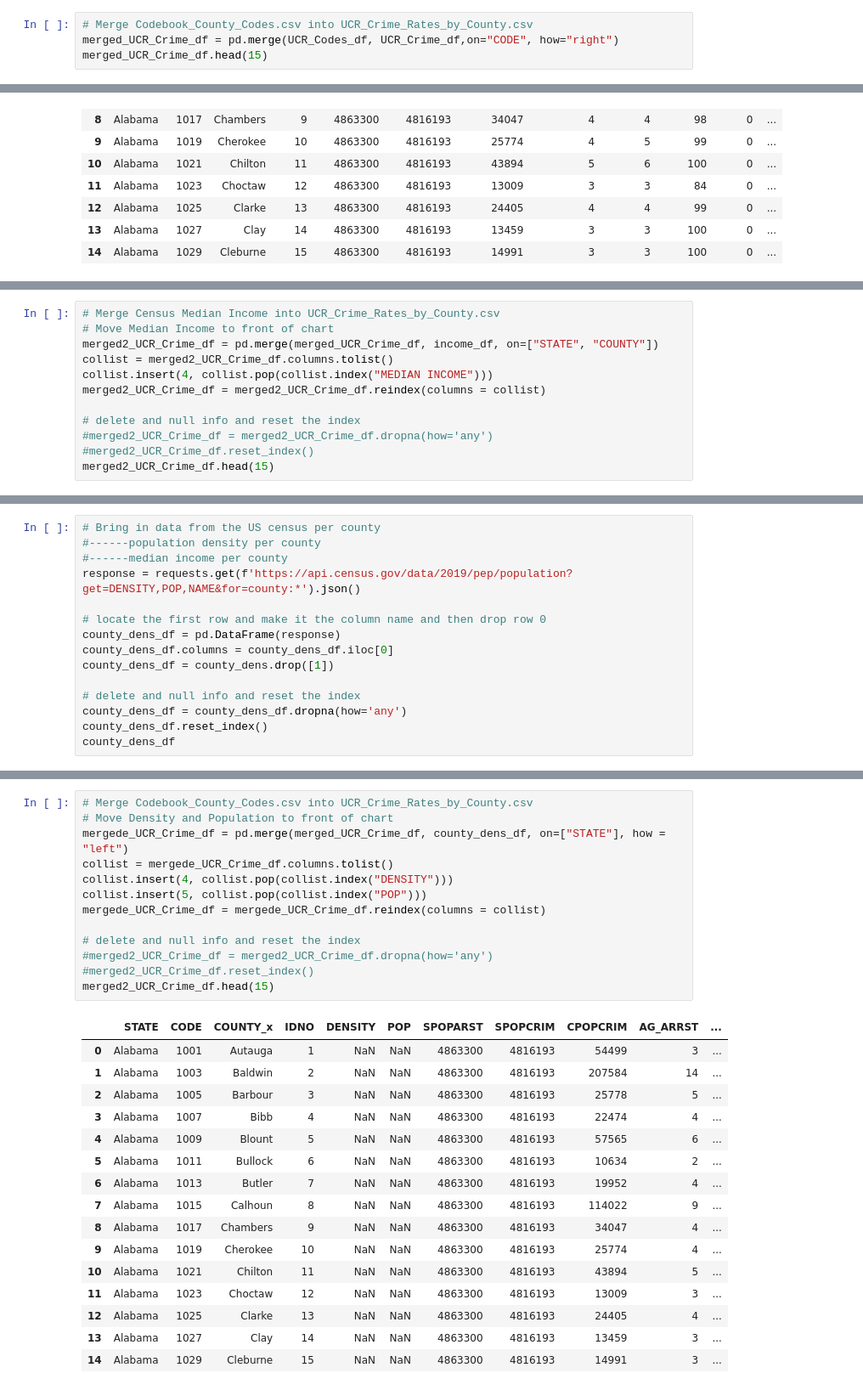
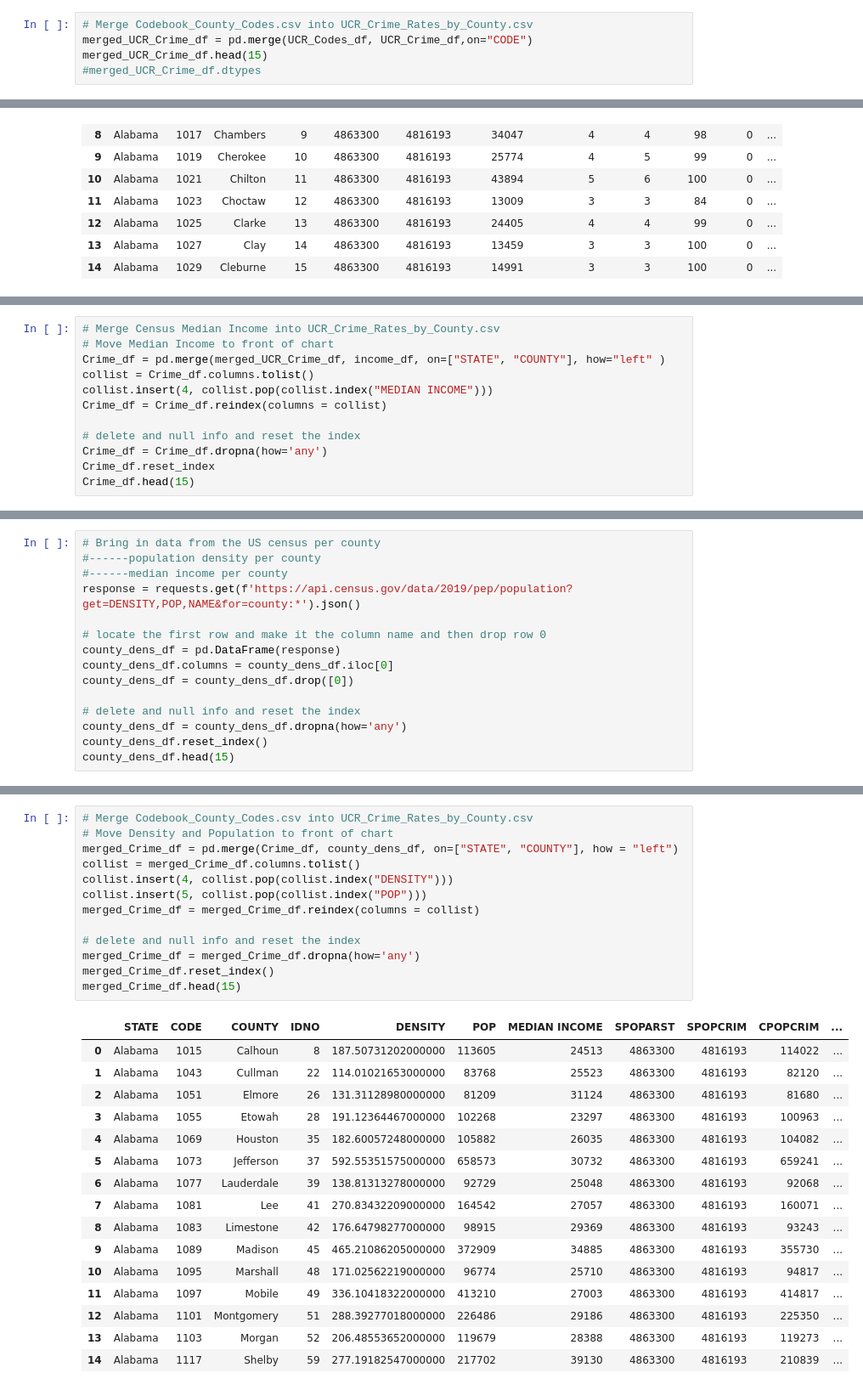
Before and after one commit to melindaeudy/Project_1, a Jupyter notebook: Project_1.ipynb, the cells around one changed output, grey strips where cells are left out. Shown at 85% size. Drawn from its saved outputs; the diff is of its cells as text.

```diff
--- a/Project_1.ipynb
+++ b/Project_1.ipynb
@@ -104,7 +122,8 @@ UCR_Codes_df.head()
 # %%
 # Merge Codebook_County_Codes.csv into UCR_Crime_Rates_by_County.csv
-merged_UCR_Crime_df = pd.merge(UCR_Codes_df, UCR_Crime_df,on="CODE", how="right")
+merged_UCR_Crime_df = pd.merge(UCR_Codes_df, UCR_Crime_df,on="CODE")
 merged_UCR_Crime_df.head(15)
+#merged_UCR_Crime_df.dtypes
 # %% [output]
 |  | STATE | CODE | COUNTY | IDNO | SPOPARST | SPOPCRIM | CPOPCRIM | AG_ARRST | AG_OFF | COVIND | SVIOL | ... |
 | 0 | Alabama | 1001 | Autauga | 1 | 4863300 | 4816193 | 54499 | 3 | 3 | 100 | 0 | ... |
@@ -199,14 +209,14 @@ income_df.head(15)
 # %%
 # Merge Census Median Income into UCR_Crime_Rates_by_County.csv
 # Move Median Income to front of chart
-merged2_UCR_Crime_df = pd.merge(merged_UCR_Crime_df, income_df, on=["STATE", "COUNTY"])
-collist = merged2_UCR_Crime_df.columns.tolist()
+Crime_df = pd.merge(merged_UCR_Crime_df, income_df, on=["STATE", "COUNTY"], how="left" )
+collist = Crime_df.columns.tolist()
 collist.insert(4, collist.pop(collist.index("MEDIAN INCOME")))
-merged2_UCR_Crime_df = merged2_UCR_Crime_df.reindex(columns = collist)
+Crime_df = Crime_df.reindex(columns = collist)
 
 # delete and null info and reset the index
-#merged2_UCR_Crime_df = merged2_UCR_Crime_df.dropna(how='any')
-#merged2_UCR_Crime_df.reset_index()
-merged2_UCR_Crime_df.head(15)
+Crime_df = Crime_df.dropna(how='any')
+Crime_df.reset_index
+Crime_df.head(15)
 # %% [output]
 |  | STATE | CODE | COUNTY | IDNO | MEDIAN INCOME | SPOPARST | SPOPCRIM | CPOPCRIM | AG_ARRST | AG_OFF | ... |
@@ -220,10 +245,10 @@ response = requests.get(f'https://api.census.gov/data/2019/pep/population?get=DE
 # locate the first row and make it the column name and then drop row 0
 county_dens_df = pd.DataFrame(response)
 county_dens_df.columns = county_dens_df.iloc[0]
-county_dens_df = county_dens.drop([1])
+county_dens_df = county_dens_df.drop([0])
 
 # delete and null info and reset the index
 county_dens_df = county_dens_df.dropna(how='any')
 county_dens_df.reset_index()
-county_dens_df
+county_dens_df.head(15)
 # %% [output]
@@ -261,31 +289,31 @@ county_dens_df.head()
 # %%
 # Merge Codebook_County_Codes.csv into UCR_Crime_Rates_by_County.csv
 # Move Density and Population to front of chart
-mergede_UCR_Crime_df = pd.merge(merged_UCR_Crime_df, county_dens_df, on=["STATE"], how = "left")
-collist = mergede_UCR_Crime_df.columns.tolist()
+merged_Crime_df = pd.merge(Crime_df, county_dens_df, on=["STATE", "COUNTY"], how = "left")
+collist = merged_Crime_df.columns.tolist()
 collist.insert(4, collist.pop(collist.index("DENSITY")))
 collist.insert(5, collist.pop(collist.index("POP")))
-mergede_UCR_Crime_df = mergede_UCR_Crime_df.reindex(columns = collist)
+merged_Crime_df = merged_Crime_df.reindex(columns = collist)
 
 # delete and null info and reset the index
-#merged2_UCR_Crime_df = merged2_UCR_Crime_df.dropna(how='any')
-#merged2_UCR_Crime_df.reset_index()
-merged2_UCR_Crime_df.head(15)
+merged_Crime_df = merged_Crime_df.dropna(how='any')
+merged_Crime_df.reset_index()
+merged_Crime_df.head(15)
 # %% [output]
-|  | STATE | CODE | COUNTY_x | IDNO | DENSITY | POP | SPOPARST | SPOPCRIM | CPOPCRIM | AG_ARRST | ... |
-| 0 | Alabama | 1001 | Autauga | 1 | NaN | NaN | 4863300 | 4816193 | 54499 | 3 | ... |
-| 1 | Alabama | 1003 | Baldwin | 2 | NaN | NaN | 4863300 | 4816193 | 207584 | 14 | ... |
-| 2 | Alabama | 1005 | Barbour | 3 | NaN | NaN | 4863300 | 4816193 | 25778 | 5 | ... |
-| 3 | Alabama | 1007 | Bibb | 4 | NaN | NaN | 4863300 | 4816193 | 22474 | 4 | ... |
-| 4 | Alabama | 1009 | Blount | 5 | NaN | NaN | 4863300 | 4816193 | 57565 | 6 | ... |
-| 5 | Alabama | 1011 | Bullock | 6 | NaN | NaN | 4863300 | 4816193 | 10634 | 2 | ... |
-| 6 | Alabama | 1013 | Butler | 7 | NaN | NaN | 4863300 | 4816193 | 19952 | 4 | ... |
-| 7 | Alabama | 1015 | Calhoun | 8 | NaN | NaN | 4863300 | 4816193 | 114022 | 9 | ... |
-| 8 | Alabama | 1017 | Chambers | 9 | NaN | NaN | 4863300 | 4816193 | 34047 | 4 | ... |
-| 9 | Alabama | 1019 | Cherokee | 10 | NaN | NaN | 4863300 | 4816193 | 25774 | 4 | ... |
-| 10 | Alabama | 1021 | Chilton | 11 | NaN | NaN | 4863300 | 4816193 | 43894 | 5 | ... |
-| 11 | Alabama | 1023 | Choctaw | 12 | NaN | NaN | 4863300 | 4816193 | 13009 | 3 | ... |
-| 12 | Alabama | 1025 | Clarke | 13 | NaN | NaN | 4863300 | 4816193 | 24405 | 4 | ... |
-| 13 | Alabama | 1027 | Clay | 14 | NaN | NaN | 4863300 | 4816193 | 13459 | 3 | ... |
-| 14 | Alabama | 1029 | Cleburne | 15 | NaN | NaN | 4863300 | 4816193 | 14991 | 3 | ... |
+|  | STATE | CODE | COUNTY | IDNO | DENSITY | POP | MEDIAN INCOME | SPOPARST | SPOPCRIM | CPOPCRIM | ... |
+| 0 | Alabama | 1015 | Calhoun | 8 | 187.50731202000000 | 113605 | 24513 | 4863300 | 4816193 | 114022 | ... |
+| 1 | Alabama | 1043 | Cullman | 22 | 114.01021653000000 | 83768 | 25523 | 4863300 | 4816193 | 82120 | ... |
+| 2 | Alabama | 1051 | Elmore | 26 | 131.31128980000000 | 81209 | 31124 | 4863300 | 4816193 | 81680 | ... |
+| 3 | Alabama | 1055 | Etowah | 28 | 191.12364467000000 | 102268 | 23297 | 4863300 | 4816193 | 100963 | ... |
+| 4 | Alabama | 1069 | Houston | 35 | 182.60057248000000 | 105882 | 26035 | 4863300 | 4816193 | 104082 | ... |
+| 5 | Alabama | 1073 | Jefferson | 37 | 592.55351575000000 | 658573 | 30732 | 4863300 | 4816193 | 659241 | ... |
+| 6 | Alabama | 1077 | Lauderdale | 39 | 138.81313278000000 | 92729 | 25048 | 4863300 | 4816193 | 92068 | ... |
+| 7 | Alabama | 1081 | Lee | 41 | 270.83432209000000 | 164542 | 27057 | 4863300 | 4816193 | 160071 | ... |
+| 8 | Alabama | 1083 | Limestone | 42 | 176.64798277000000 | 98915 | 29369 | 4863300 | 4816193 | 93243 | ... |
+| 9 | Alabama | 1089 | Madison | 45 | 465.21086205000000 | 372909 | 34885 | 4863300 | 4816193 | 355730 | ... |
+| 10 | Alabama | 1095 | Marshall | 48 | 171.02562219000000 | 96774 | 25710 | 4863300 | 4816193 | 94817 | ... |
+| 11 | Alabama | 1097 | Mobile | 49 | 336.10418322000000 | 413210 | 27003 | 4863300 | 4816193 | 414817 | ... |
+| 12 | Alabama | 1101 | Montgomery | 51 | 288.39277018000000 | 226486 | 29186 | 4863300 | 4816193 | 225350 | ... |
+| 13 | Alabama | 1103 | Morgan | 52 | 206.48553652000000 | 119679 | 28388 | 4863300 | 4816193 | 119273 | ... |
+| 14 | Alabama | 1117 | Shelby | 59 | 277.19182547000000 | 217702 | 39130 | 4863300 | 4816193 | 210839 | ... |
 15 rows × 23 columns
```
Also changed, not shown: parts of 8 cells of this notebook.
